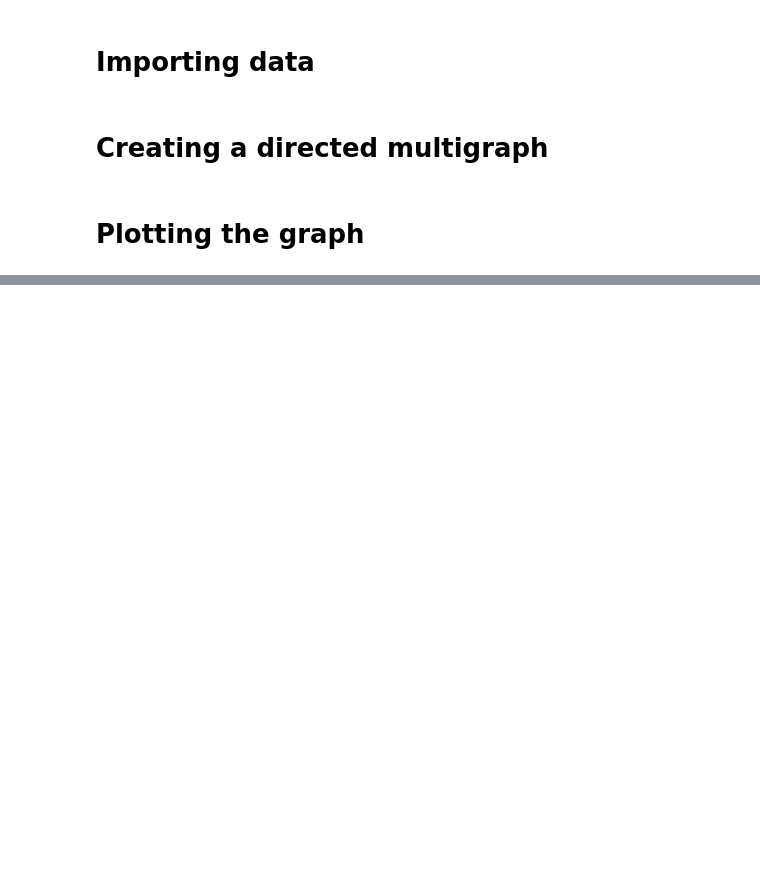
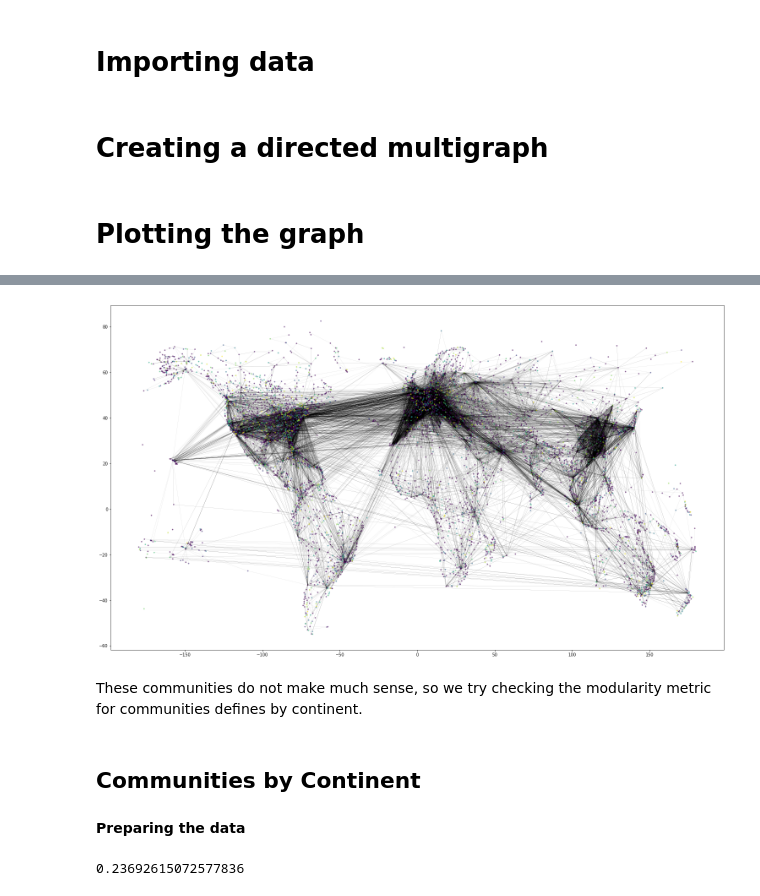
Before and after one commit to OliverFlecke/02805-Social-Graphs-and-Interactions-Project, a Jupyter notebook: AirportRoutesGraph.ipynb, the cells around one changed output, grey strips where cells are left out. Cells and saved outputs as stored; diff of their text form; code cells hidden in the pictures; blank space fills up the shorter version.

```diff
--- a/AirportRoutesGraph.ipynb
+++ b/AirportRoutesGraph.ipynb
@@ -70,0 +137,17 @@ airports_df.loc[airports_df['IATA'] == "SPR"]
+# %%
+values = [community_partition.get(node) for node in airport_routes_digraph.nodes()]
+# %%
+fig = plt.figure(figsize=(26,15))
+nx.draw_networkx(airport_routes_digraph.to_undirected(), positions,
+                 width=0.1,alpha=0.5,node_size=5,with_labels=False,
+                 node_color = values, ax=fig.add_subplot(111))
+
+fig.savefig("airportgraph_communities.png")
+# %% [output]
+[figure, added]
+# %% [markdown]
+These communities do not make much sense, so we try checking the modularity metric for communities defines by continent.
+# %% [markdown]
+## Communities by Continent
+# %% [markdown]
+**Preparing the data**
@@ -70,0 +189,9 @@ airports_df.loc[airports_df['IATA'] == "SPR"]
+# %%
+modularity #is bad, as expected.
+'''A partition with a sub-optimal but positive
+modularity, M=0.22, fails to correctly
+identify the communities present in the
+network.
+'''
+# %% [output]
+0.23692615072577836
```
Also changed, not shown: parts of 19 cells of this notebook, 7 other files.
